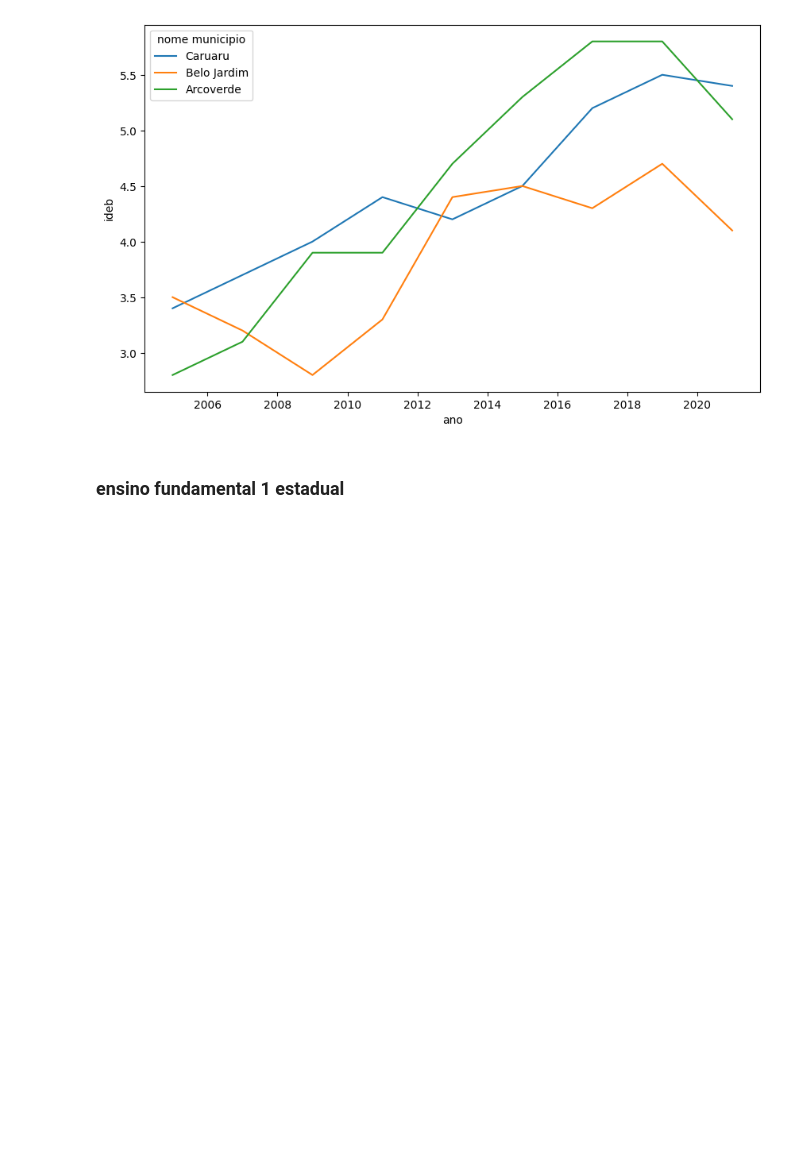
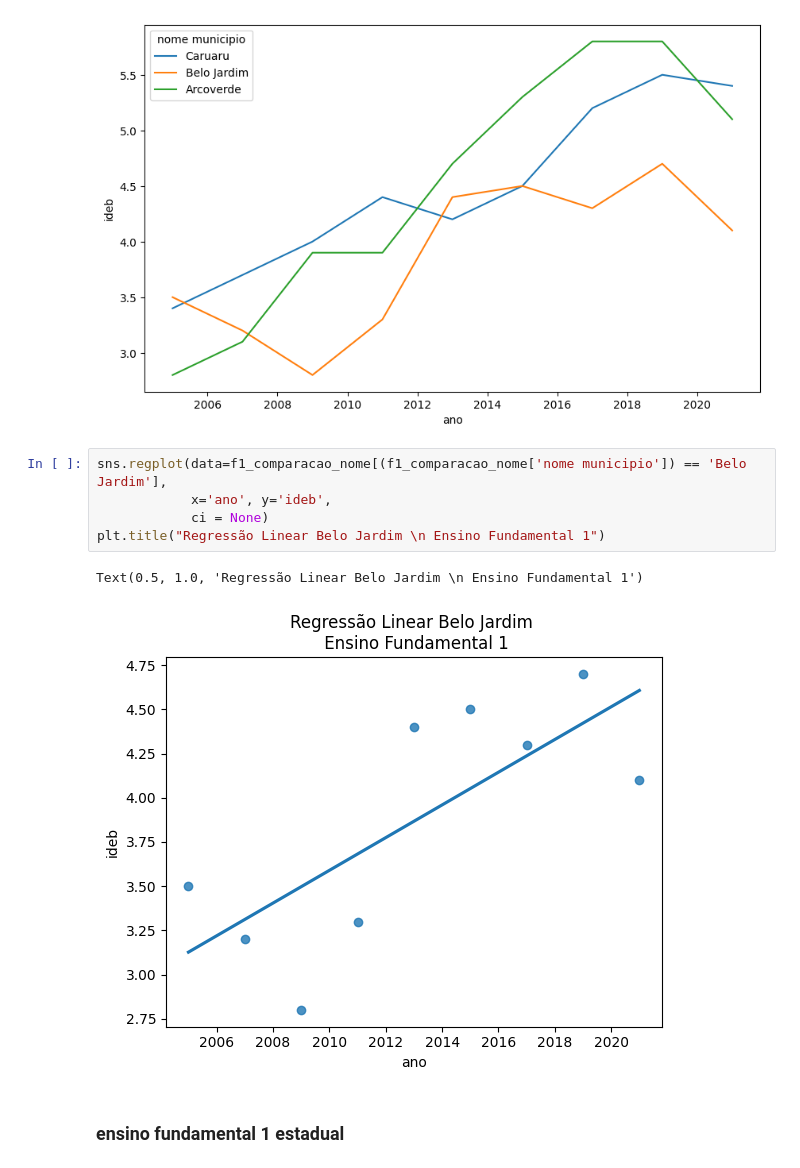
Before and after one commit to claraaqn/IC-Dadis_IDEB, a Jupyter notebook: grafico.ipynb, the cells around one changed output. Drawn from its saved outputs; the diff is of its cells as text; blank space fills up the shorter version.

Commit message:
Gráficos de Regressão Linear Belo Jardim

```diff
--- a/grafico.ipynb
+++ b/grafico.ipynb
@@ -71,6 +41,14 @@ f1_comparacao_nome
 sns.lineplot(f1_comparacao_nome, x='ano', y='ideb', hue='nome municipio').figure.set_size_inches(10, 6) # fazer regressão linear
 # %% [output]
 [figure]
+# %%
+sns.regplot(data=f1_comparacao_nome[(f1_comparacao_nome['nome municipio']) == 'Belo Jardim'],
+            x='ano', y='ideb',
+            ci = None)
+plt.title("Regressão Linear Belo Jardim \n Ensino Fundamental 1")
+# %% [output]
+Text(0.5, 1.0, 'Regressão Linear Belo Jardim \n Ensino Fundamental 1')
+[figure, added]
 # %% [markdown]
 ### ensino fundamental 1 estadual
 # %%
```
Also changed, not shown: parts of 7 cells of this notebook, 1 other file.
